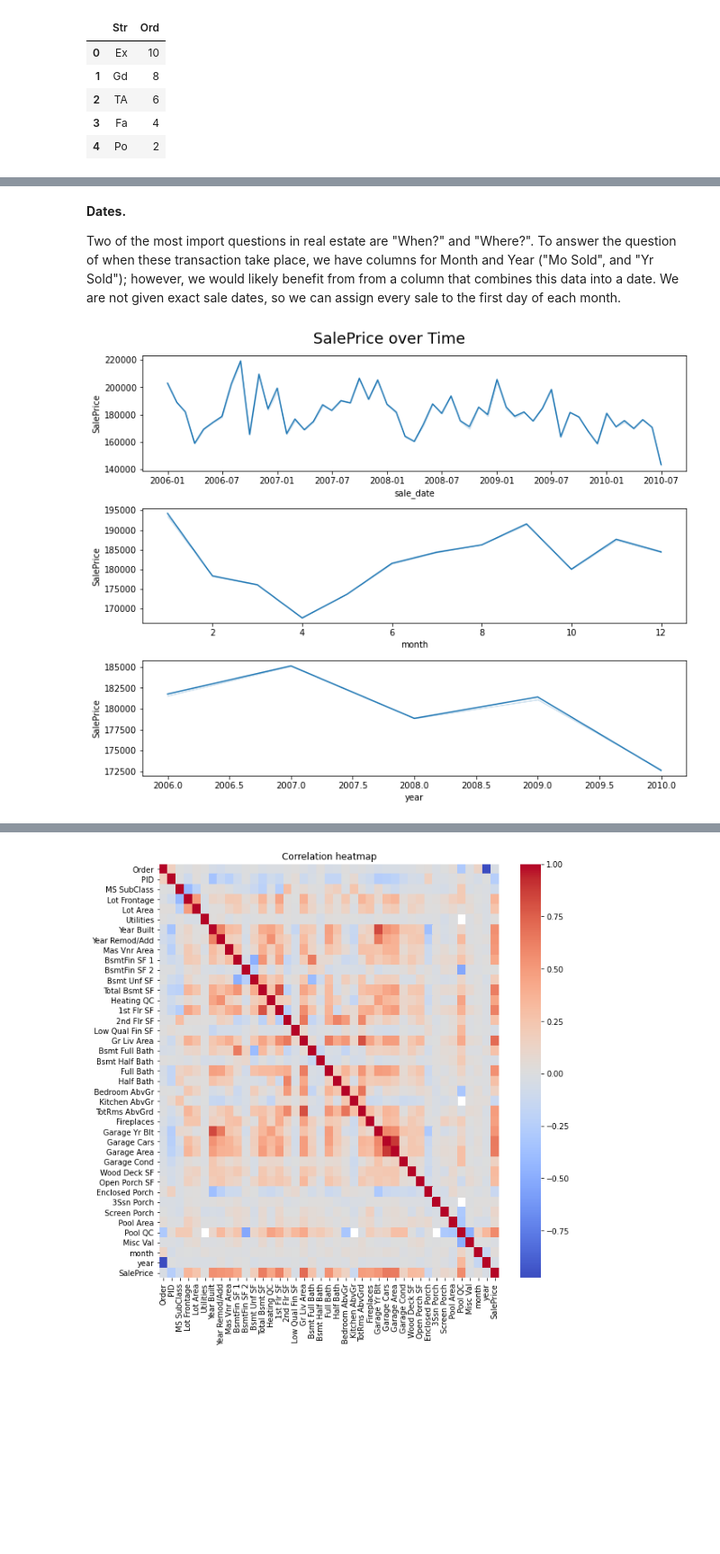
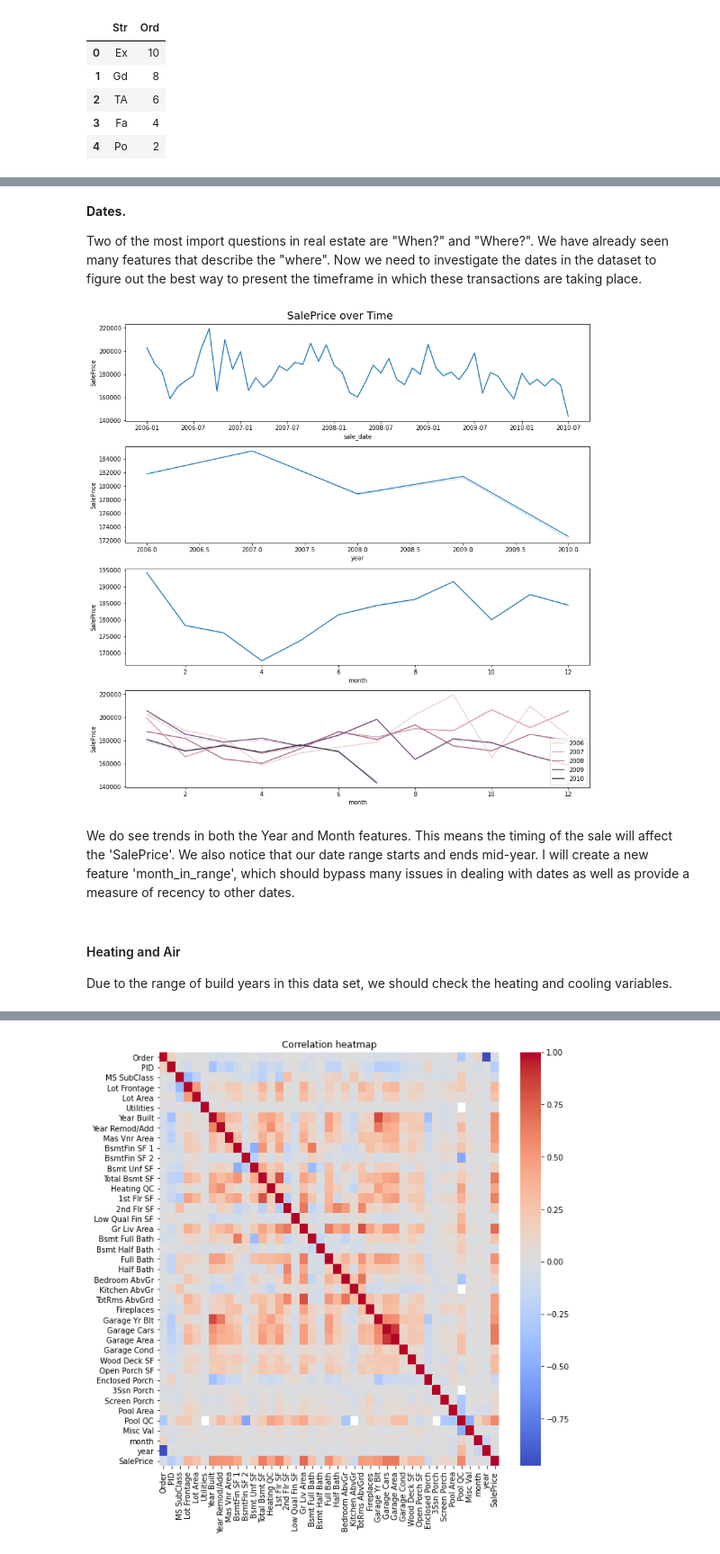
Before and after one commit to RekaCodes/real-estate-prediction, a Jupyter notebook: RE_price_predictions.ipynb, the cells around one changed output, grey strips where cells are left out. Shown at 90% size. Drawn from its saved outputs; the diff is of its cells as text; code cells hidden in the pictures; blank space fills up the shorter version.

```diff
--- a/RE_price_predictions.ipynb
+++ b/RE_price_predictions.ipynb
@@ -345,0 +542,2 @@ df['Utilities'] = df['Utilities'].replace(['NoSeWa', 'NoSewr', 'AllPub'], [3, 6,
+# %%
+df = pd.get_dummies(df, columns={'Bldg Type'}, prefix='type')
@@ -345,0 +577,2 @@ df['Utilities'] = df['Utilities'].replace(['NoSeWa', 'NoSewr', 'AllPub'], [3, 6,
+# %%
+df['heat_gas'] = np.where(df['Heating'].str.contains('Gas'), 1,0)
@@ -346,3 +585,5 @@ df['Utilities'] = df['Utilities'].replace(['NoSeWa', 'NoSewr', 'AllPub'], [3, 6,
+# %%
+df['central_air'] = df['Central Air'].replace(['Y', 'N'], [1, 0])
 # %% [markdown]
 <b> Quality and Condition features.</b>
 
@@ -389,7 +625,5 @@ encode_qual
 # %% [markdown]
 Now that we have a list of features to update, I will create a new pandas dataframe containing the string values to replace alongside the new ordinal values taking their place. This will give us some added efficiencies in replacing this data across multiple columns.
-# %%
-df[encode_qual] = df[encode_qual].fillna(0)
 # %%
 cond = {"Str" : ['Ex', 'Gd', 'TA', 'Fa', 'Po'], 'Ord' : [10, 8, 6, 4, 2]}
 grades = pd.DataFrame(data=cond)
@@ -423,7 +657,7 @@ df[encode_qual]
-# %% [markdown]
-<b>Dates.</b>
-
-Two of the most import questions in real estate are "When?" and "Where?". To answer the question of when these transaction take place, we have columns for Month and Year ("Mo Sold", and "Yr Sold"); however, we would likely benefit from from a column that combines this data into a date. We are not given exact sale dates, so we can assign every sale to the first day of each month.
+# %% [markdown]
+<b>Dates.</b>
+
+Two of the most import questions in real estate are "When?" and "Where?". We have already seen many features that describe the "where". Now we need to investigate the dates in the dataset to figure out the best way to present the timeframe in which these transactions are taking place.
 # %%
 df.rename(columns={
     'Mo Sold' : 'month',
@@ -432,13 +666,18 @@ df.rename(columns={
 
 df['sale_date'] = pd.to_datetime(df[['year', 'month']].assign(DAY=1))
 # %%
-fig, ax = plt.subplots(nrows=3,ncols=1, figsize=(10, 8), tight_layout=True)
+fig, ax = plt.subplots(nrows=4,ncols=1, figsize=(12, 12), tight_layout=True)
 
 fig.suptitle("SalePrice over Time", fontsize=18)
 sns.lineplot(data=df, x='sale_date', y='SalePrice', estimator=np.mean,ci=False, ax=ax[0])
-sns.lineplot(data=df, x='year', y='SalePrice', estimator=np.mean,ci=False, ax=ax[2])
-sns.lineplot(data=df, x='month', y='SalePrice', estimator=np.mean,ci=False, ax=ax[1])
+sns.lineplot(data=df, x='year', y='SalePrice', estimator=np.mean,ci=False, ax=ax[1])
+sns.lineplot(data=df, x='month', y='SalePrice', estimator=np.mean,ci=False, ax=ax[2])
+sns.lineplot(data=df, x='month', y='SalePrice', hue='year',estimator=np.mean, ci=False, ax=ax[3])
+
+plt.legend(loc='lower right')
 
 fig.show()
 # %% [output]
-[figure, old version]
+[figure, new version]
+# %% [markdown]
+We do see trends in both the Year and Month features. This means the timing of the sale will affect the 'SalePrice'. We also notice that our date range starts and ends mid-year. I will create a new feature 'month_in_range', which should bypass many issues in dealing with dates as well as provide a measure of recency to other dates.
@@ -444,0 +687,3 @@ fig.show()
+# %% [markdown]
+#### Heating and Air
+Due to the range of build years in this data set, we should check the heating and cooling variables.
```
Also changed, not shown: parts of 66 cells of this notebook.
